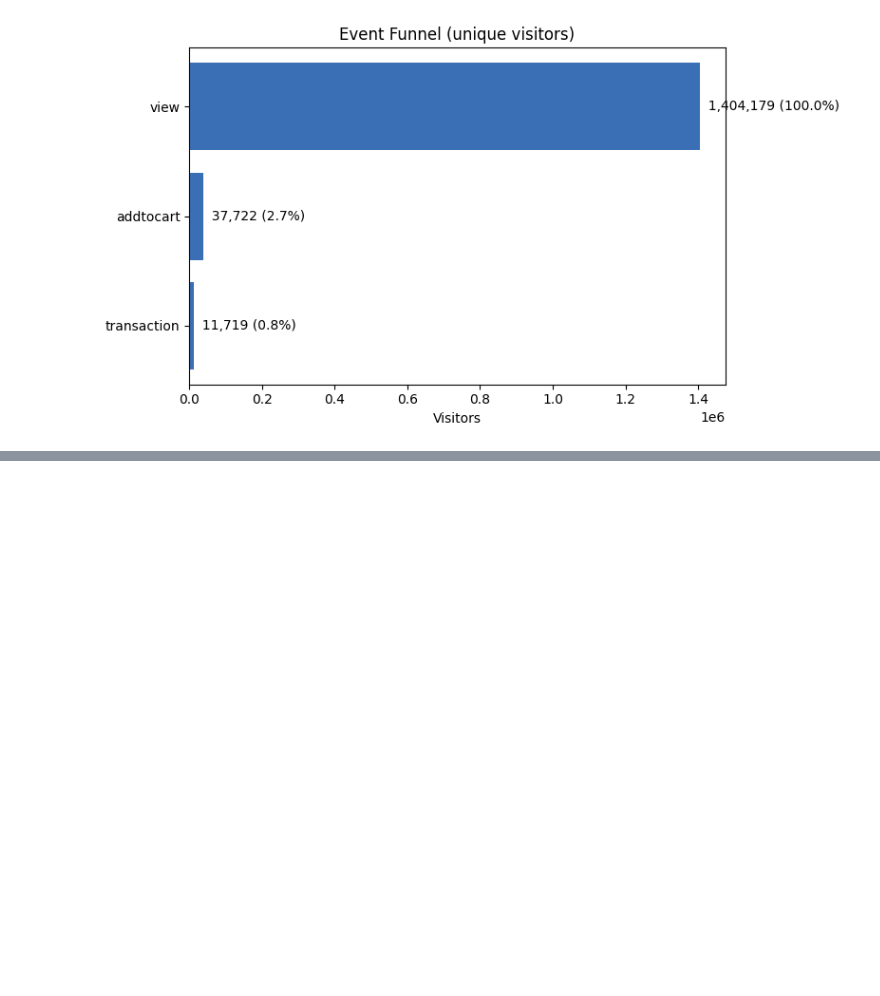
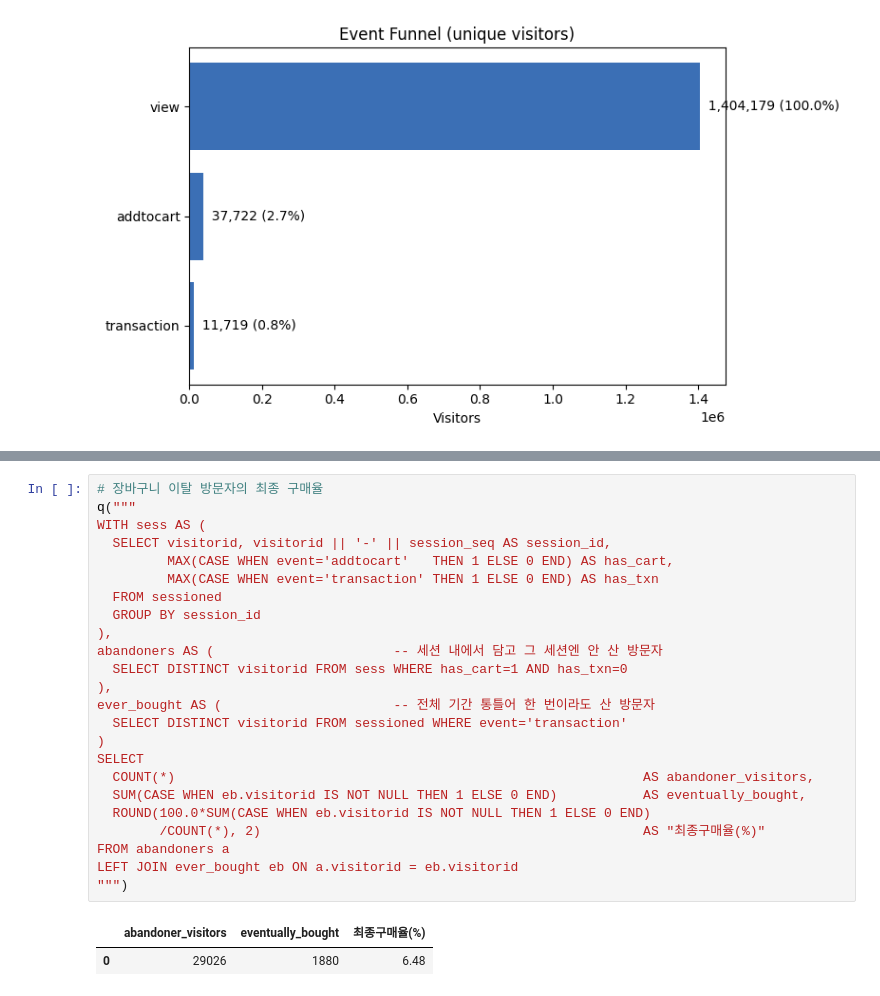
Before and after one commit to hwasun-zip/RetailRocket, a Jupyter notebook: RetailRocket.ipynb, the cells around one changed output, grey strips where cells are left out. Cells and saved outputs as stored; diff of their text form; blank space fills up the shorter version.

```diff
--- a/RetailRocket.ipynb
+++ b/RetailRocket.ipynb
@@ -181,0 +217,27 @@ plt.tight_layout(); plt.savefig('event_funnel.png', dpi=120); plt.show()
+# %%
+# 장바구니 이탈 방문자의 최종 구매율
+q("""
+WITH sess AS (
+  SELECT visitorid, visitorid || '-' || session_seq AS session_id,
+         MAX(CASE WHEN event='addtocart'   THEN 1 ELSE 0 END) AS has_cart,
+         MAX(CASE WHEN event='transaction' THEN 1 ELSE 0 END) AS has_txn
+  FROM sessioned
+  GROUP BY session_id
+),
+abandoners AS (                       -- 세션 내에서 담고 그 세션엔 안 산 방문자
+  SELECT DISTINCT visitorid FROM sess WHERE has_cart=1 AND has_txn=0
+),
+ever_bought AS (                      -- 전체 기간 통틀어 한 번이라도 산 방문자
+  SELECT DISTINCT visitorid FROM sessioned WHERE event='transaction'
+)
+SELECT
+  COUNT(*)                                                            AS abandoner_visitors,
+  SUM(CASE WHEN eb.visitorid IS NOT NULL THEN 1 ELSE 0 END)           AS eventually_bought,
+  ROUND(100.0*SUM(CASE WHEN eb.visitorid IS NOT NULL THEN 1 ELSE 0 END)
+        /COUNT(*), 2)                                                 AS "최종구매율(%)"
+FROM abandoners a
+LEFT JOIN ever_bought eb ON a.visitorid = eb.visitorid
+""")
+# %% [output]
+|  | abandoner_visitors | eventually_bought | 최종구매율(%) |
+| 0 | 29026 | 1880 | 6.48 |
```
Also changed, not shown: parts of 5 cells of this notebook.
